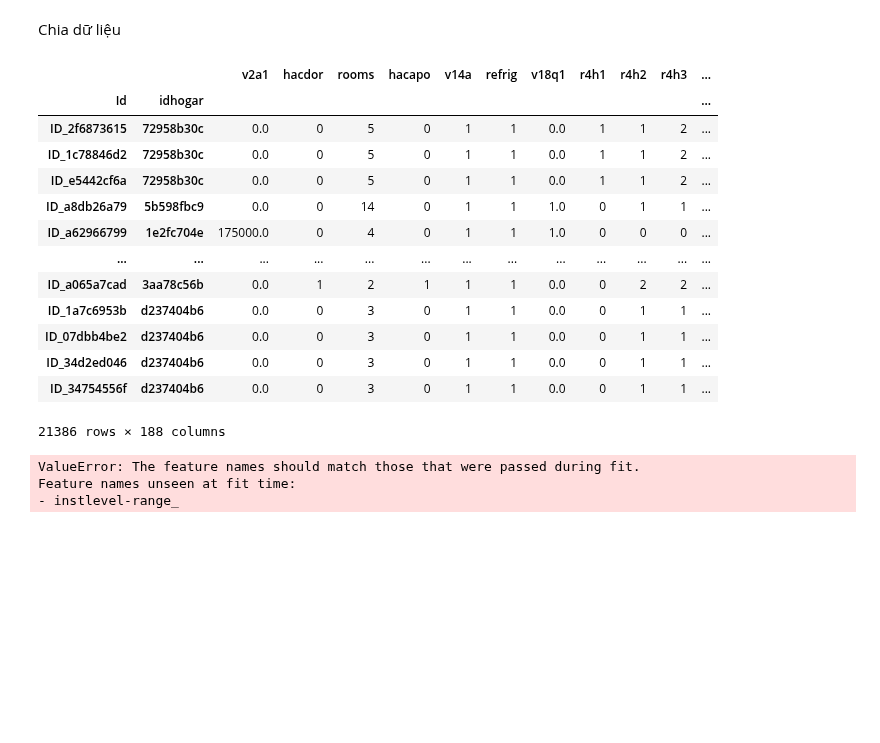
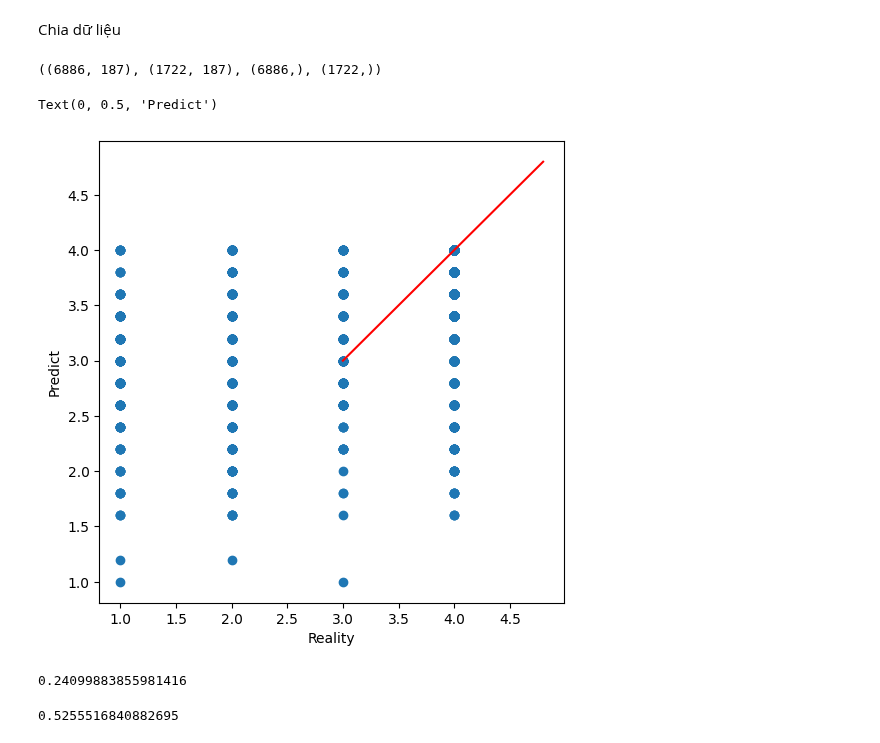
Before and after one commit to iam-Dylan/costa-rican-household, a Jupyter notebook: source/model.ipynb, the cells around one changed output. Drawn from its saved outputs; the diff is of its cells as text; code cells hidden in the pictures; blank space fills up the shorter version.

```diff
--- a/source/model.ipynb
+++ b/source/model.ipynb
@@ -149,28 +156,27 @@ from sklearn.impute import SimpleImputer
 # %%
 train.set_index(['Id', 'idhogar'], inplace=True)
 test.set_index(['Id', 'idhogar'], inplace=True)
-test
+X = train.drop('Target', axis = 1)
+Y = train['Target']
-# %% [output]
-|  |  | v2a1 | hacdor | rooms | hacapo | v14a | refrig | v18q1 | r4h1 | r4h2 | r4h3 | ... |
-| Id | idhogar |  |  |  |  |  |  |  |  |  |  | ... |
-| ID_2f6873615 | 72958b30c | 0.0 | 0 | 5 | 0 | 1 | 1 | 0.0 | 1 | 1 | 2 | ... |
-| ID_1c78846d2 | 72958b30c | 0.0 | 0 | 5 | 0 | 1 | 1 | 0.0 | 1 | 1 | 2 | ... |
-| ID_e5442cf6a | 72958b30c | 0.0 | 0 | 5 | 0 | 1 | 1 | 0.0 | 1 | 1 | 2 | ... |
-| ID_a8db26a79 | 5b598fbc9 | 0.0 | 0 | 14 | 0 | 1 | 1 | 1.0 | 0 | 1 | 1 | ... |
-| ID_a62966799 | 1e2fc704e | 175000.0 | 0 | 4 | 0 | 1 | 1 | 1.0 | 0 | 0 | 0 | ... |
-| ... | ... | ... | ... | ... | ... | ... | ... | ... | ... | ... | ... | ... |
-| ID_a065a7cad | 3aa78c56b | 0.0 | 1 | 2 | 1 | 1 | 1 | 0.0 | 0 | 2 | 2 | ... |
-| ID_1a7c6953b | d237404b6 | 0.0 | 0 | 3 | 0 | 1 | 1 | 0.0 | 0 | 1 | 1 | ... |
-| ID_07dbb4be2 | d237404b6 | 0.0 | 0 | 3 | 0 | 1 | 1 | 0.0 | 0 | 1 | 1 | ... |
-| ID_34d2ed046 | d237404b6 | 0.0 | 0 | 3 | 0 | 1 | 1 | 0.0 | 0 | 1 | 1 | ... |
-| ID_34754556f | d237404b6 | 0.0 | 0 | 3 | 0 | 1 | 1 | 0.0 | 0 | 1 | 1 | ... |
-21386 rows × 188 columns
 # %%
 imputer = SimpleImputer(missing_values=np.nan, strategy="median")
-# imputer = KNNImputer()
-X = imputer.fit_transform(train.iloc[:, :-1])
-new_test_df = imputer.transform(test)
+X = imputer.fit_transform(X)
+# new_test_df = imputer.fit_transform(test.iloc[:, :-1])
-# %% [output]
-ValueError: The feature names should match those that were passed during fit.
-Feature names unseen at fit time:
-- instlevel-range_
+# %%
+X_train, X_test, y_train, y_test = train_test_split(X ,Y, test_size=0.2)
+X_train.shape, X_test.shape, y_train.shape, y_test.shape
+# %% [output]
+((6886, 187), (1722, 187), (6886,), (1722,))
+# %%
+knnModel = Pipeline([('model',KNeighborsRegressor())])
+knnModel.fit(X_train,y_train)
+predictions=knnModel.predict(X_test)
+# %%
+plt.figure(figsize=(6, 6))
+plt.plot(np.arange(3,5,0.2),np.arange(3,5,0.2),color='red')
+plt.scatter(y_test, predictions)
+plt.xlabel("Reality")
+plt.ylabel("Predict")
+# %% [output]
+Text(0, 0.5, 'Predict')
+[figure, added]
@@ -176,0 +186,4 @@ Feature names unseen at fit time:
+# %%
+print(accuracy(y_test, predictions))
+# %% [output]
+0.24099883855981416
@@ -176,0 +194,4 @@ Feature names unseen at fit time:
+# %%
+print(accuracy(y_test, predictions))
+# %% [output]
+0.5255516840882695
```
Also changed, not shown: parts of 9 cells of this notebook.
